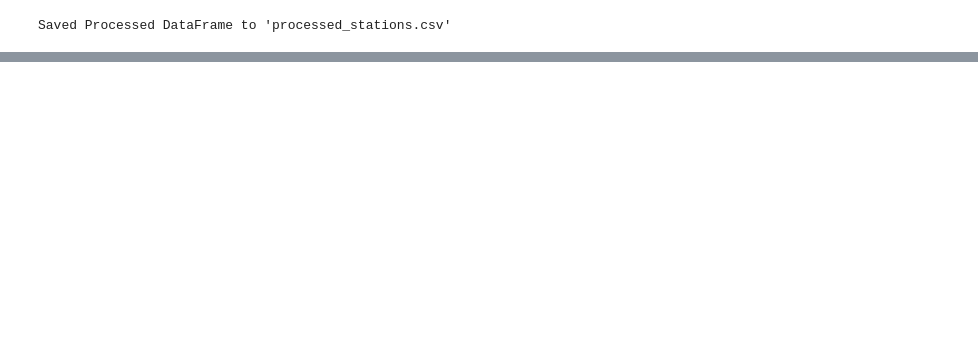
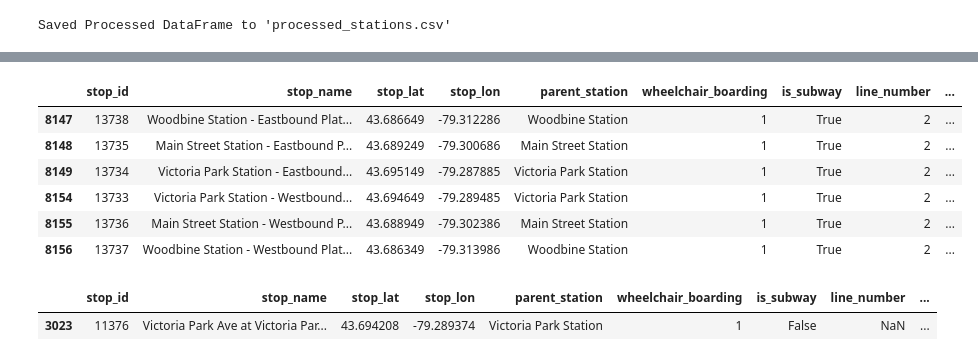
Before and after one commit to mohammedhashim790/ttc_data_analysis, a Jupyter notebook: index.ipynb, the cells around one changed output, grey strips where cells are left out. Cells and saved outputs as stored; diff of their text form; code cells hidden in the pictures; blank space fills up the shorter version.

```diff
--- a/index.ipynb
+++ b/index.ipynb
@@ -371,0 +528,15 @@ df[['stop_id', 'stop_name','agency', 'station_id']].isna().any()
+# %%
+df[(df['stop_id'] >= 13733) & (df['stop_id'] <= 13738)]
+# %% [output]
+|  | stop_id | stop_name | stop_lat | stop_lon | parent_station | wheelchair_boarding | is_subway | line_number | ... |
+| 8147 | 13738 | Woodbine Station - Eastbound Plat... | 43.686649 | -79.312286 | Woodbine Station | 1 | True | 2 | ... |
+| 8148 | 13735 | Main Street Station - Eastbound P... | 43.689249 | -79.300686 | Main Street Station | 1 | True | 2 | ... |
+| 8149 | 13734 | Victoria Park Station - Eastbound... | 43.695149 | -79.287885 | Victoria Park Station | 1 | True | 2 | ... |
+| 8154 | 13733 | Victoria Park Station - Westbound... | 43.694649 | -79.289485 | Victoria Park Station | 1 | True | 2 | ... |
+| 8155 | 13736 | Main Street Station - Westbound P... | 43.688949 | -79.302386 | Main Street Station | 1 | True | 2 | ... |
+| 8156 | 13737 | Woodbine Station - Westbound Plat... | 43.686349 | -79.313986 | Woodbine Station | 1 | True | 2 | ... |
+# %%
+df[df['stop_id']==11376]
+# %% [output]
+|  | stop_id | stop_name | stop_lat | stop_lon | parent_station | wheelchair_boarding | is_subway | line_number | ... |
+| 3023 | 11376 | Victoria Park Ave at Victoria Par... | 43.694208 | -79.289374 | Victoria Park Station | 1 | False | NaN | ... |
```
Also changed, not shown: parts of 43 cells of this notebook, 4 other files.
